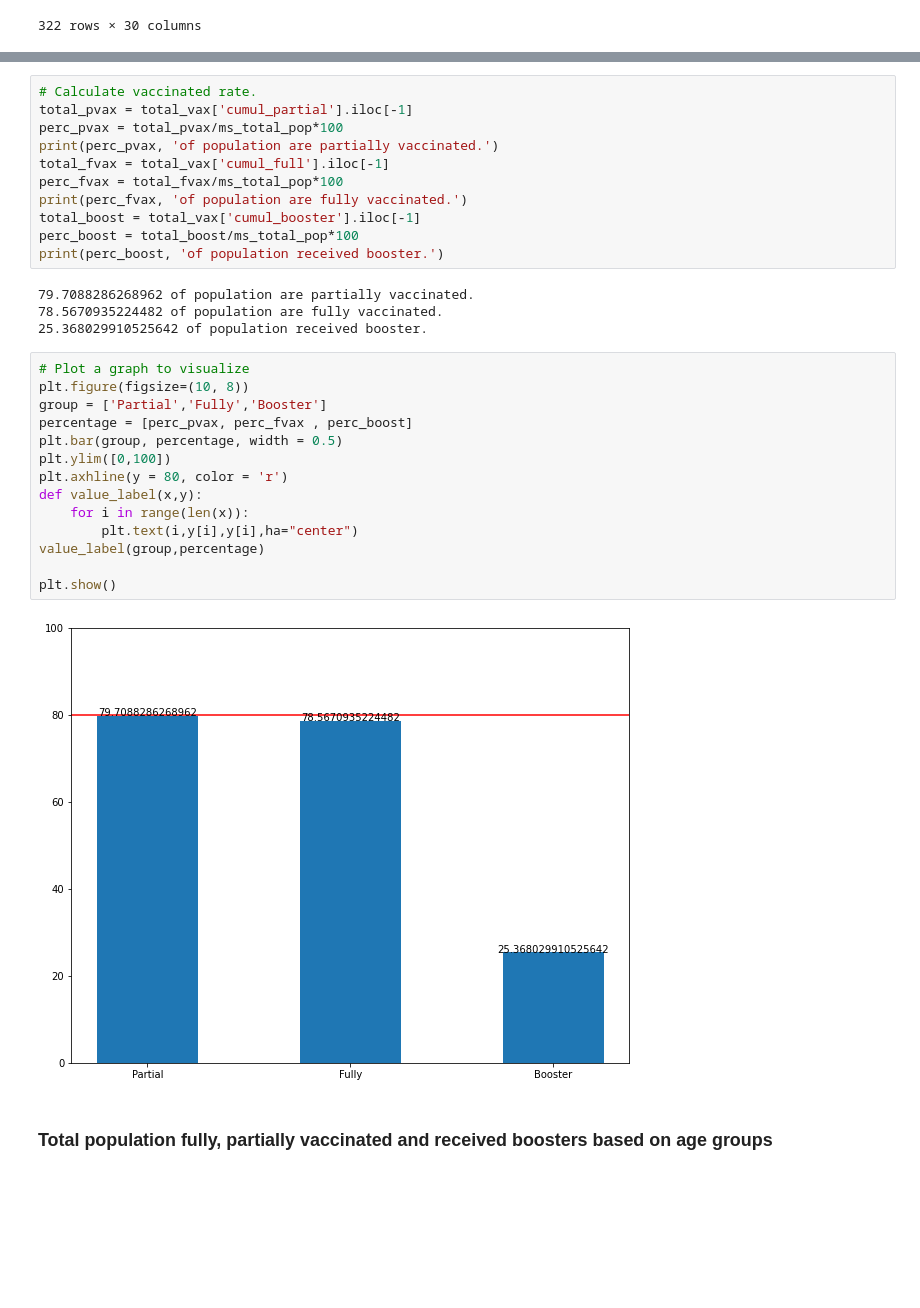
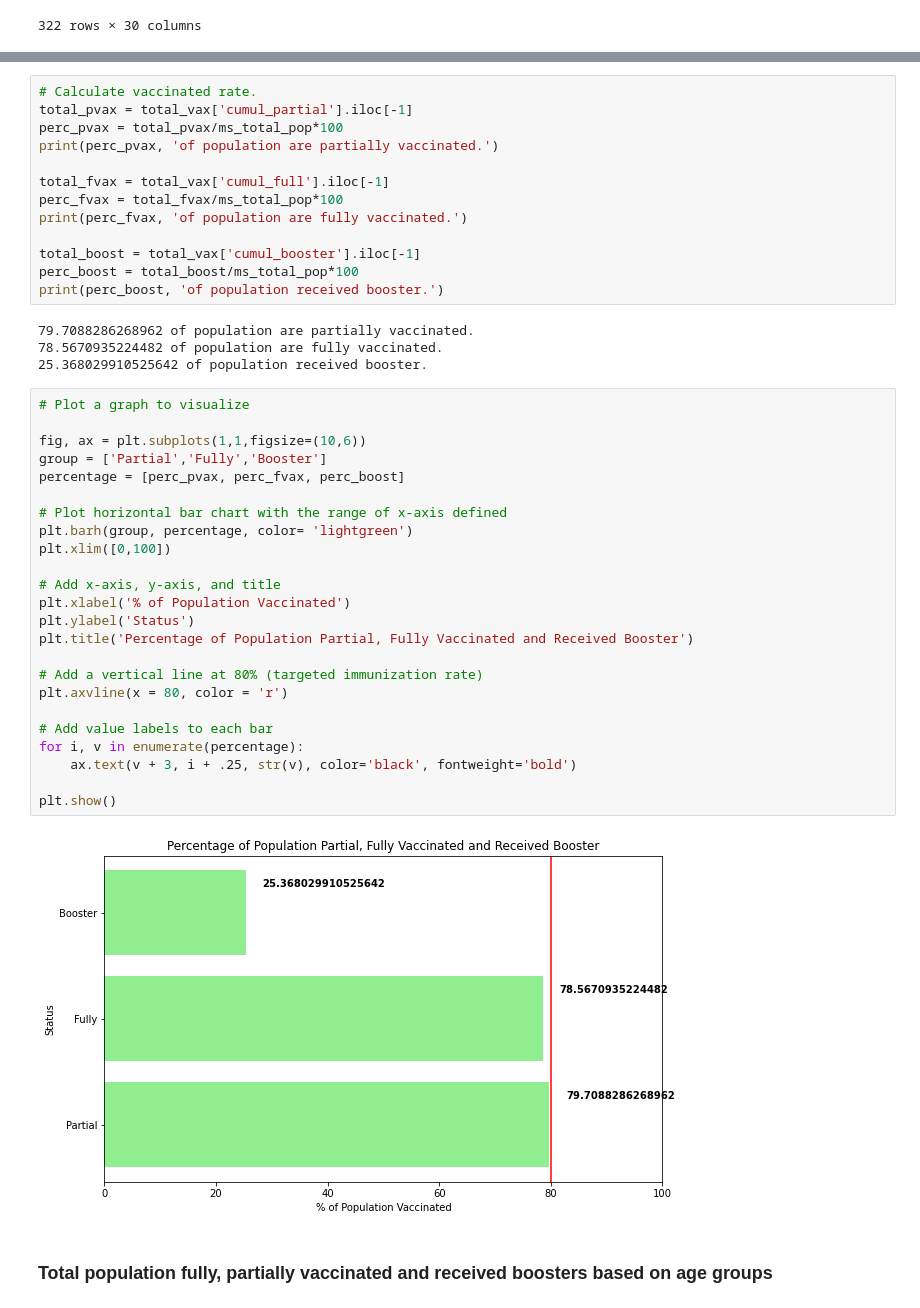
Before and after one commit to Karmen-Tee/covid19-public, a Jupyter notebook: Descriptive Analysis.ipynb, the cells around one changed output, grey strips where cells are left out. Drawn from its saved outputs; the diff is of its cells as text; blank space fills up the shorter version.

```diff
--- a/Descriptive Analysis.ipynb
+++ b/Descriptive Analysis.ipynb
@@ -282,9 +282,11 @@ list(total_vax)
 total_pvax = total_vax['cumul_partial'].iloc[-1]
 perc_pvax = total_pvax/ms_total_pop*100
 print(perc_pvax, 'of population are partially vaccinated.')
+
 total_fvax = total_vax['cumul_full'].iloc[-1]
 perc_fvax = total_fvax/ms_total_pop*100
 print(perc_fvax, 'of population are fully vaccinated.')
+
 total_boost = total_vax['cumul_booster'].iloc[-1]
 perc_boost = total_boost/ms_total_pop*100
 print(perc_boost, 'of population received booster.')
@@ -294,20 +296,30 @@ print(perc_boost, 'of population received booster.')
 25.368029910525642 of population received booster.
 # %%
 # Plot a graph to visualize
-plt.figure(figsize=(10, 8))
+
+fig, ax = plt.subplots(1,1,figsize=(10,6))
 group = ['Partial','Fully','Booster']
-percentage = [perc_pvax, perc_fvax , perc_boost]
-plt.bar(group, percentage, width = 0.5)
-plt.ylim([0,100])
-plt.axhline(y = 80, color = 'r')
-def value_label(x,y):
-    for i in range(len(x)):
-        plt.text(i,y[i],y[i],ha="center")
-value_label(group,percentage)
+percentage = [perc_pvax, perc_fvax, perc_boost]
+
+# Plot horizontal bar chart with the range of x-axis defined
+plt.barh(group, percentage, color= 'lightgreen')
+plt.xlim([0,100])
+
+# Add x-axis, y-axis, and title
+plt.xlabel('% of Population Vaccinated')
+plt.ylabel('Status')
+plt.title('Percentage of Population Partial, Fully Vaccinated and Received Booster')
+
+# Add a vertical line at 80% (targeted immunization rate)
+plt.axvline(x = 80, color = 'r')
+
+# Add value labels to each bar
+for i, v in enumerate(percentage):
+    ax.text(v + 3, i + .25, str(v), color='black', fontweight='bold')
 
 plt.show()
 # %% [output]
-[figure, old version]
+[figure, new version]
 # %% [markdown]
 ### Total population fully, partially vaccinated and received boosters based on age groups
 # %%
```
Also changed, not shown: parts of 16 cells of this notebook.
